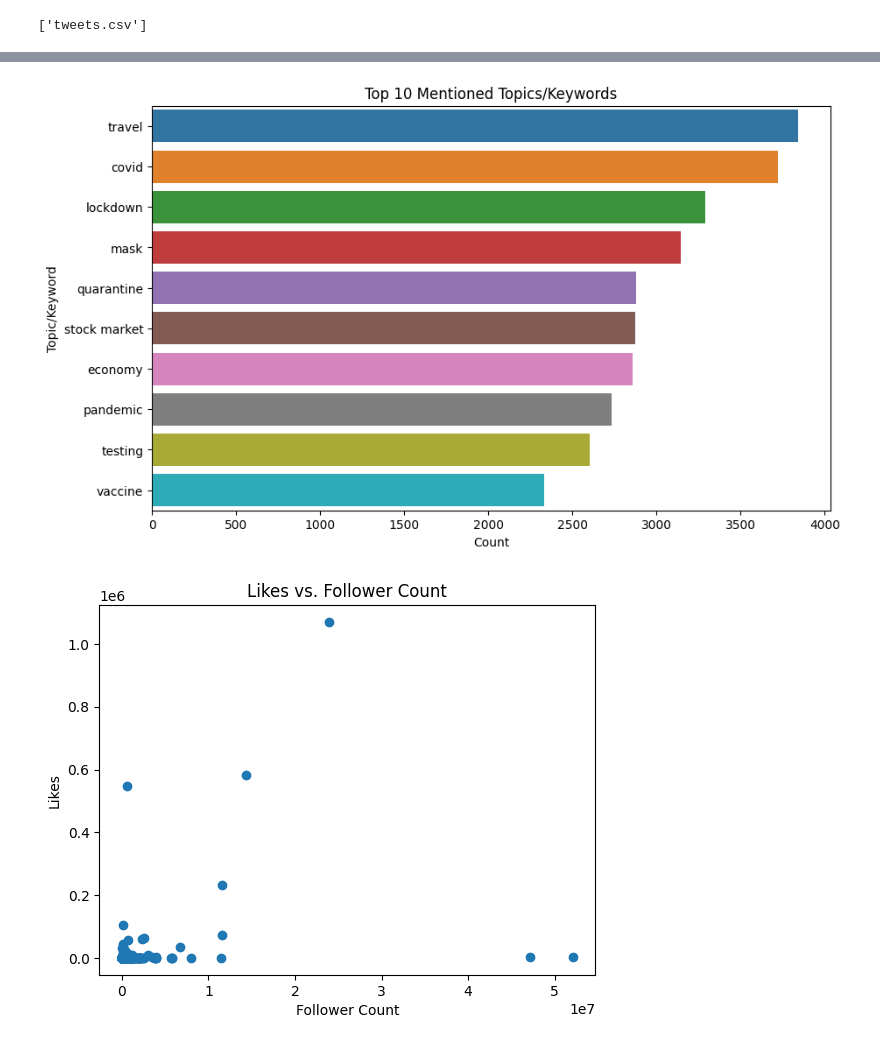
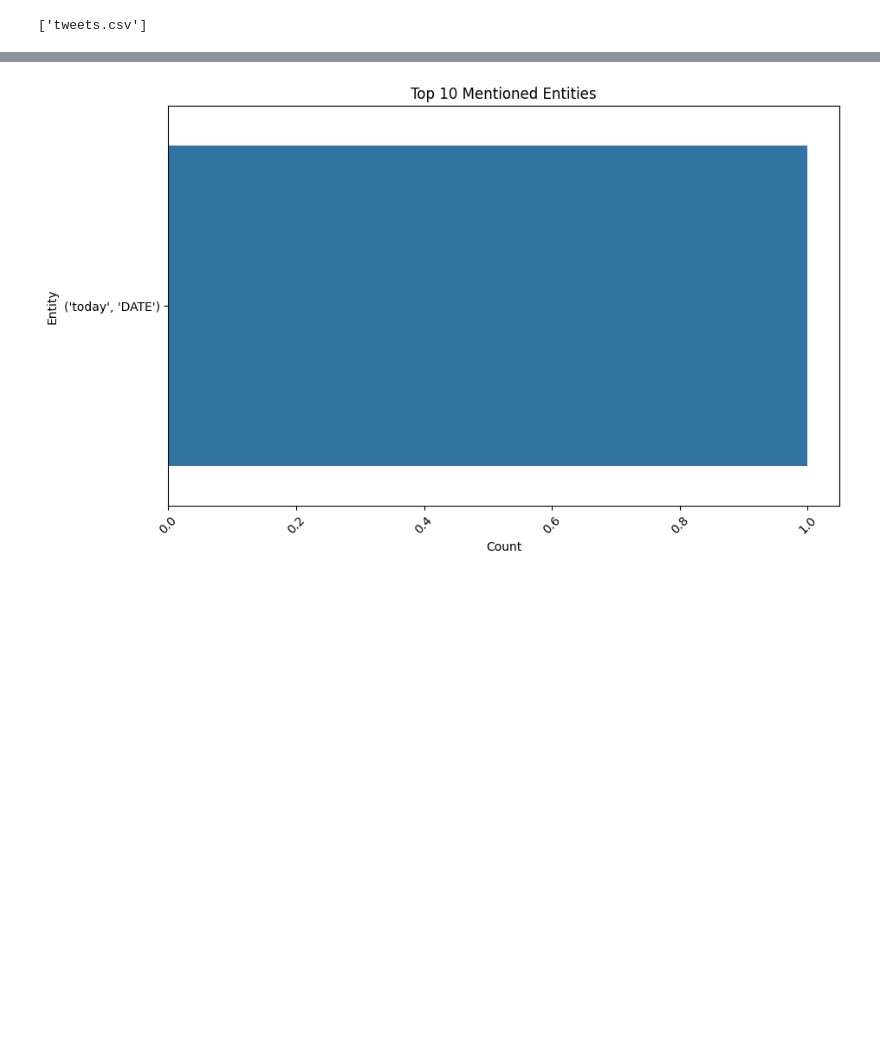
Before and after one commit to ZemelakGoraga/Text_Analysis, a Jupyter notebook: Analysis_of_Tweets_from_US_Capitol_Riots.ipynb, the cells around one changed output, grey strips where cells are left out. Saved outputs shown, nothing was run; the diff lists cells and outputs as text; code cells hidden in the pictures; blank space fills up the shorter version.

```diff
--- a/Analysis_of_Tweets_from_US_Capitol_Riots.ipynb
+++ b/Analysis_of_Tweets_from_US_Capitol_Riots.ipynb
@@ -105,0 +217,17 @@ df.head()
+# %%
+from textblob import TextBlob
+
+# Load the dataset
+# Assuming you've already loaded the dataset and named it 'df'
+
+# Initialize TextBlob sentiment analysis
+def get_sentiment(text):
+    blob = TextBlob(text)
+    sentiment = blob.sentiment.polarity
+    return 'positive' if sentiment > 0 else 'negative' if sentiment < 0 else 'neutral'
+
+# Apply sentiment analysis to the dataset
+df['predicted_sentiment'] = df['text'].apply(get_sentiment)
+
+# Data analysis and visualization
+# Your visualization and analysis code here
@@ -106,52 +359,24 @@ df.head()
 # %%
 import pandas as pd
 import spacy
 import matplotlib.pyplot as plt
 import seaborn as sns
 
 # Load the dataset
 # Assuming you've already loaded the dataset and named it 'df'
 
-# Drop rows with missing text
-df = df.dropna(subset=['text'])
+# Data analysis and visualization
 
-# Initialize spaCy for NER and sentiment analysis
-nlp = spacy.load("en_core_web_sm")
+# ... (previous code)
 
-# Function to extract entities and sentiments
-def extract_entities_sentiments(text):
-    doc = nlp(text)
-    entities = [(ent.text, ent.label_) for ent in doc.ents]
-    sentiment = doc.sentiment
-    return entities, sentiment
-
-# Apply the extract_entities_sentiments function to each row
-df[['entities', 'sentiment']] = df['text'].apply(extract_entities_sentiments).apply(pd.Series)
-
-# Data analysis and visualization
-# Question 1: Most common topics/keywords
-topics_count = df['query'].value_counts()[:10]
+# Question 4: Most Common Entities
+entities_count = df['entities'].explode().value_counts()[:10]
 plt.figure(figsize=(10, 6))
-sns.barplot(x=topics_count.values, y=topics_count.index)
-plt.title('Top 10 Mentioned Topics/Keywords')
+sns.barplot(x=entities_count.values, y=entities_count.index)
+plt.title('Top 10 Mentioned Entities')
 plt.xlabel('Count')
-plt.ylabel('Topic/Keyword')
-plt.show()
-
-# Question 2: Likes vs. Follower Count
-plt.scatter(df['follower_count'], df['likes'])
-plt.title('Likes vs. Follower Count')
-plt.xlabel('Follower Count')
-plt.ylabel('Likes')
-plt.show()
-
-# Question 3: Sentiment distribution by follower count
-sns.boxplot(x=df['follower_count'], y=df['sentiment'])
-plt.title('Sentiment Distribution by Follower Count')
-plt.xlabel('Follower Count')
-plt.ylabel('Sentiment')
+plt.ylabel('Entity')
 plt.xticks(rotation=45)
 plt.show()
 # %% [output]
-[figure, old version]
+[figure, new version]
-[figure, removed]
```
Also changed, not shown: parts of 29 cells of this notebook.
